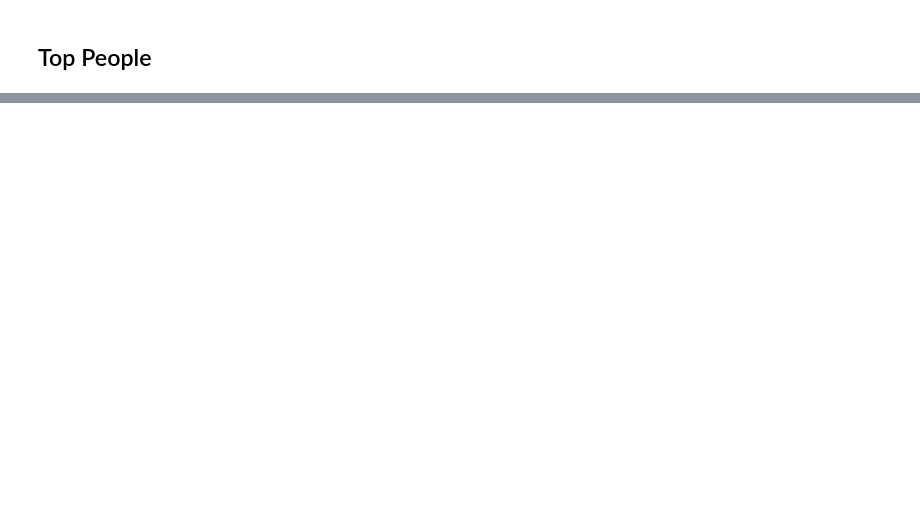
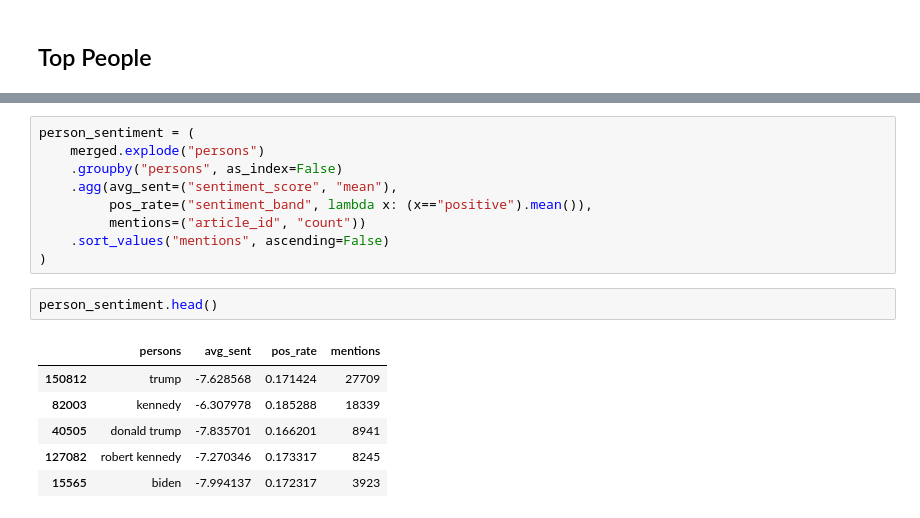
Before and after one commit to amg477/capstone, a Jupyter notebook: analysis/keyword_eda.ipynb, the cells around one changed output, grey strips where cells are left out. Saved outputs shown, nothing was run; the diff lists cells and outputs as text; blank space fills up the shorter version.

```diff
--- a/analysis/keyword_eda.ipynb
+++ b/analysis/keyword_eda.ipynb
@@ -207,0 +70,18 @@ people_row = pd.read_parquet("../data_storage/final_data/persons_by_row.parquet"
+# %%
+person_sentiment = (
+    merged.explode("persons")
+    .groupby("persons", as_index=False)
+    .agg(avg_sent=("sentiment_score", "mean"),
+         pos_rate=("sentiment_band", lambda x: (x=="positive").mean()),
+         mentions=("article_id", "count"))
+    .sort_values("mentions", ascending=False)
+)
+# %%
+person_sentiment.head()
+# %% [output]
+|  | persons | avg_sent | pos_rate | mentions |
+| 150812 | trump | -7.628568 | 0.171424 | 27709 |
+| 82003 | kennedy | -6.307978 | 0.185288 | 18339 |
+| 40505 | donald trump | -7.835701 | 0.166201 | 8941 |
+| 127082 | robert kennedy | -7.270346 | 0.173317 | 8245 |
+| 15565 | biden | -7.994137 | 0.172317 | 3923 |
```
Also changed, not shown: parts of 25 cells of this notebook, 1 other file.
